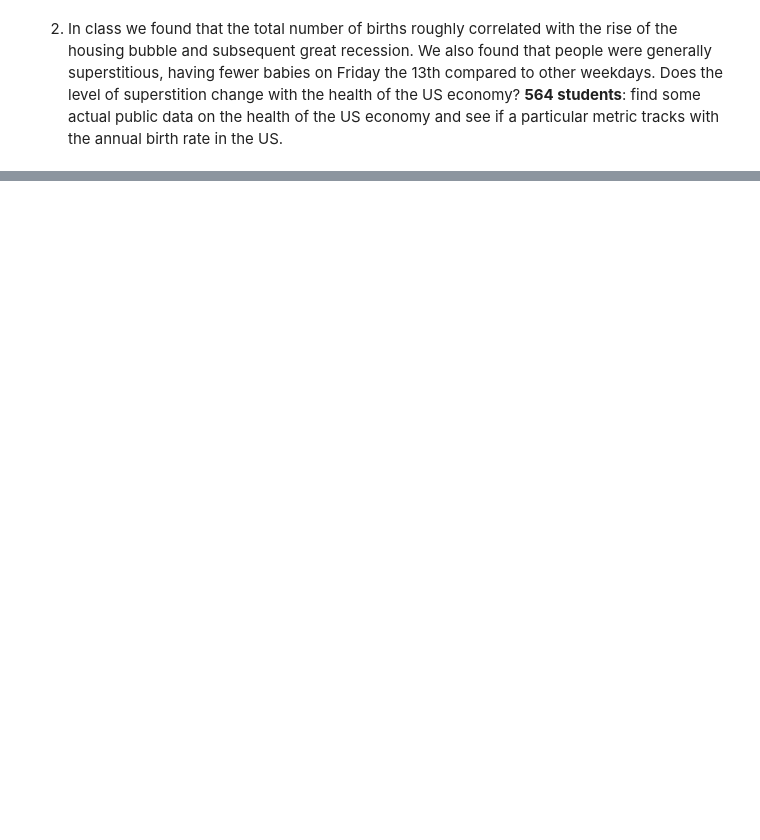
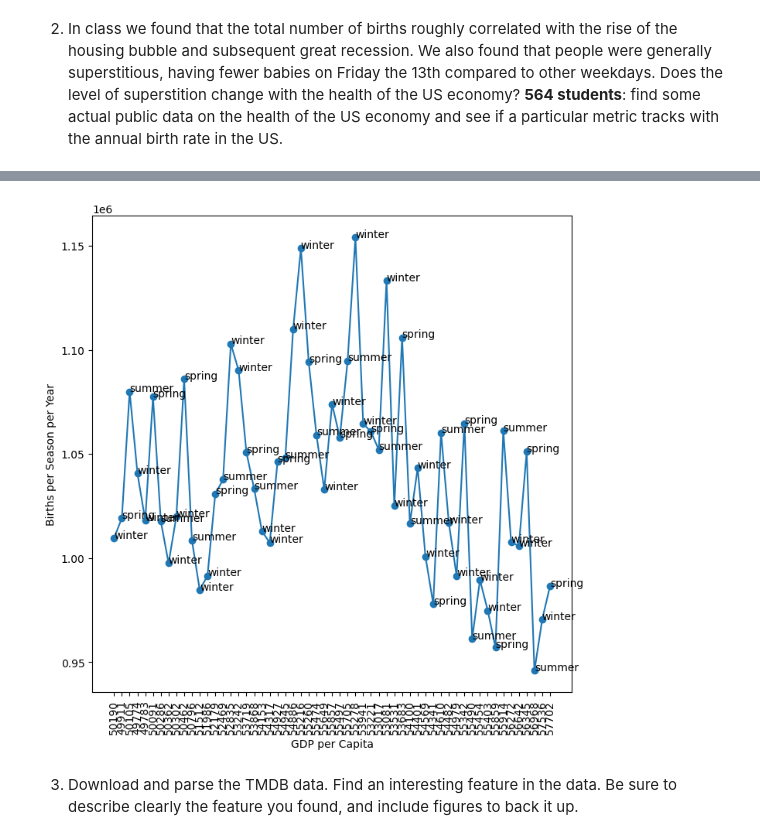
Before and after one commit to meg-krieg/scicomp2_F25, a Jupyter notebook: my_work/hw_birth-and-movie/HW2_Meghan_Krieg.ipynb, the cells around one changed output, grey strips where cells are left out. Cells and saved outputs as stored; diff of their text form; code cells hidden in the pictures; blank space fills up the shorter version.

```diff
--- a/my_work/hw_birth-and-movie/HW2_Meghan_Krieg.ipynb
+++ b/my_work/hw_birth-and-movie/HW2_Meghan_Krieg.ipynb
@@ -55,2 +68,13 @@ GDP_pC = pd.read_csv('FiscalQ_GDPpC.csv')
 # %%
-plt.plot()
+fig,ax = plt.subplots(figsize=(8,8))
+ax.scatter(GDP_pC['GDP'][4:],babies_by_season['births'][:-3])
+ax.plot(GDP_pC['GDP'][4:],babies_by_season['births'][:-3])
+ax.tick_params("x", rotation=90)
+plt.ylabel('Births per Season per Year')
+plt.xlabel('GDP per Capita')
+for i, txt in enumerate(labels):
+    ax.annotate(txt,xy=(GDP_pC['GDP'][4+i],babies_by_season['births'].iloc[i]))
+# %% [output]
+[figure, added]
+# %% [markdown]
+3. Download and parse the TMDB data.  Find an interesting feature in the data.  Be sure to describe clearly the feature you found, and include figures to back it up.
```
Also changed, not shown: parts of 14 cells of this notebook, 5 other files.
